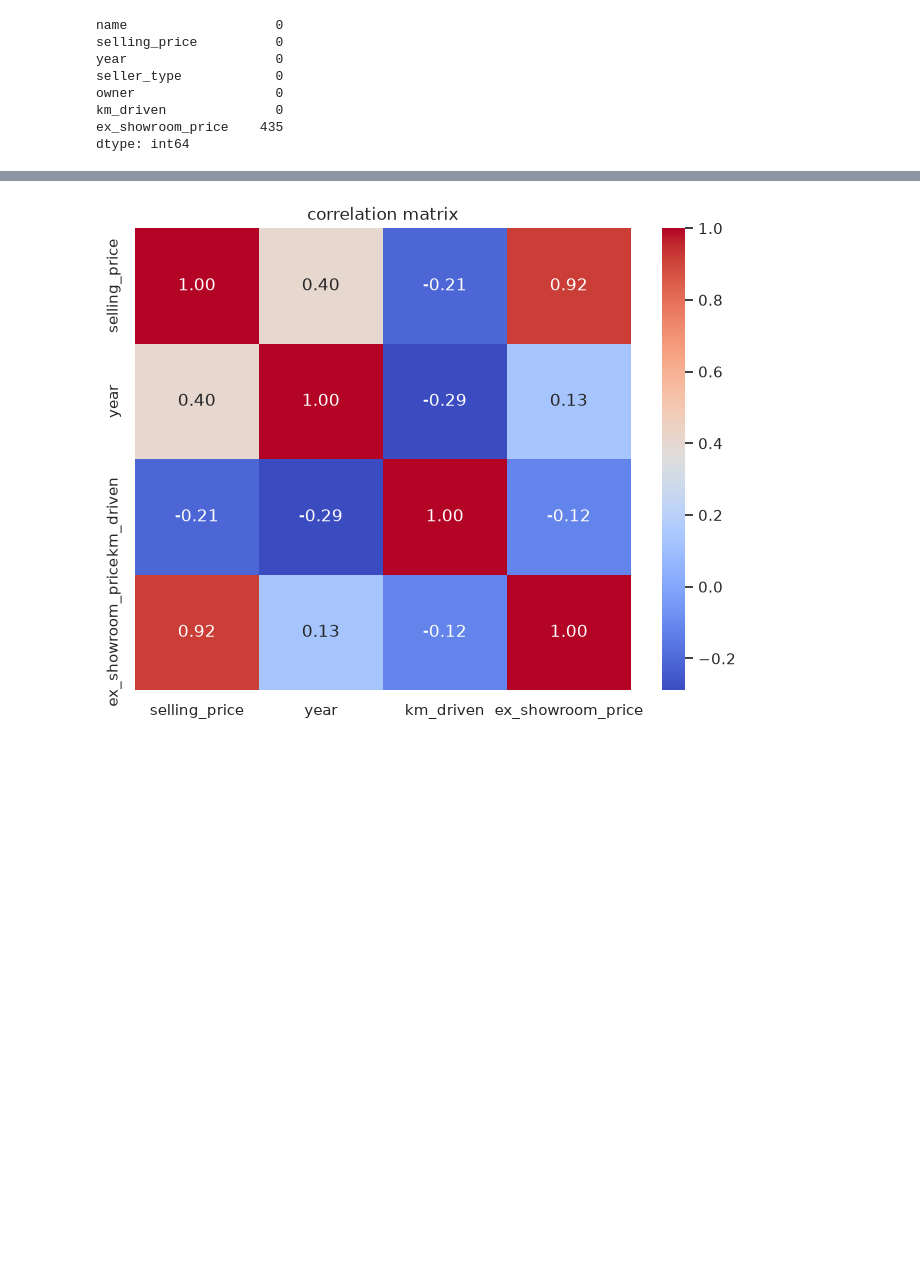
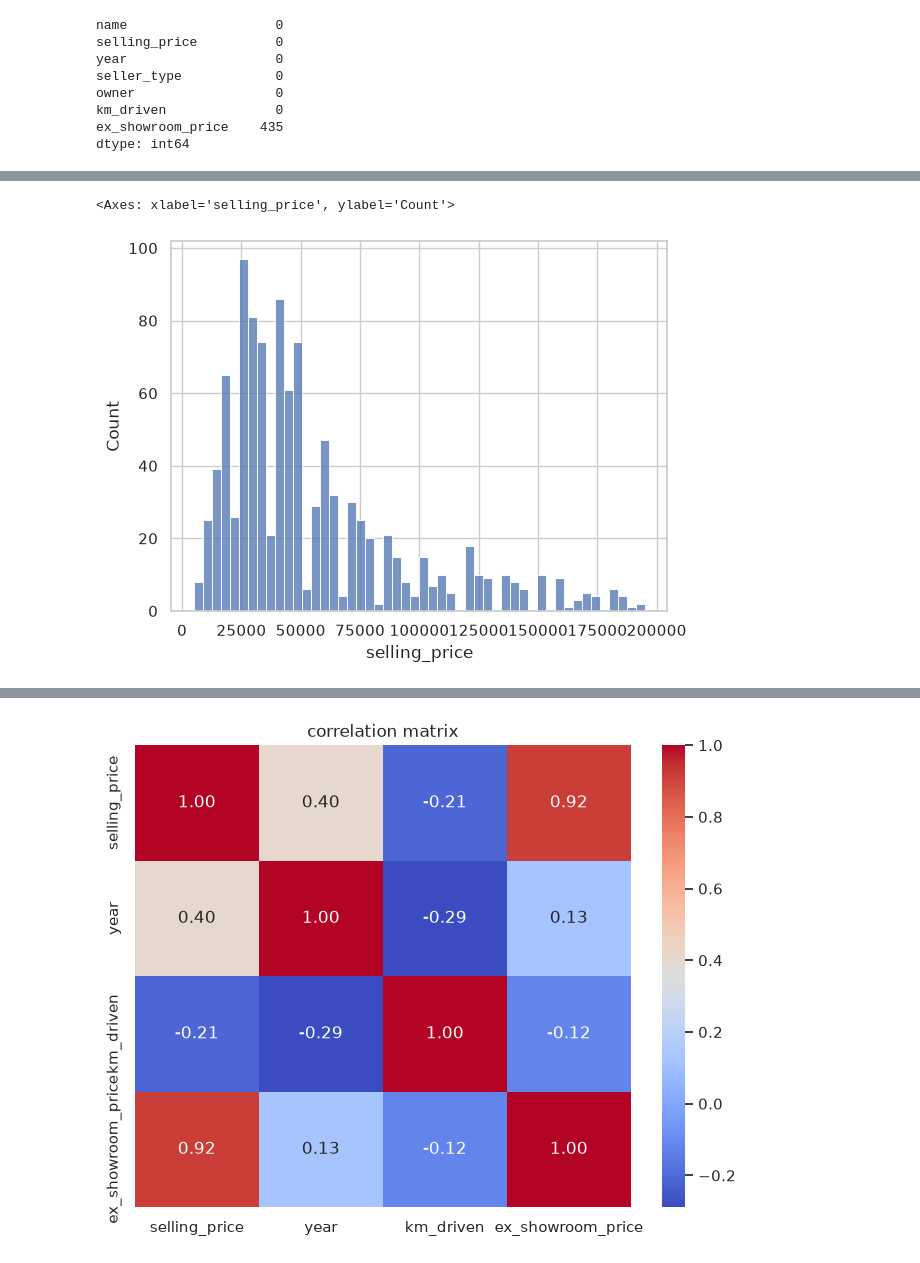
Before and after one commit to oscanx/Machine-Learning-zoomcamp-homework, a Jupyter notebook: motorcycle.ipynb, the cells around one changed output, grey strips where cells are left out. Cells and saved outputs as stored; diff of their text form; code cells hidden in the pictures; blank space fills up the shorter version.

```diff
--- a/motorcycle.ipynb
+++ b/motorcycle.ipynb
@@ -82,0 +101,6 @@ plt.show()
+# %%
+# prices less than $200,000
+sns.histplot(df.selling_price[df.selling_price < 200000], bins = 50)
+# %% [output]
+<Axes: xlabel='selling_price', ylabel='Count'>
+[figure, added]
```
Also changed, not shown: parts of 5 cells of this notebook.
